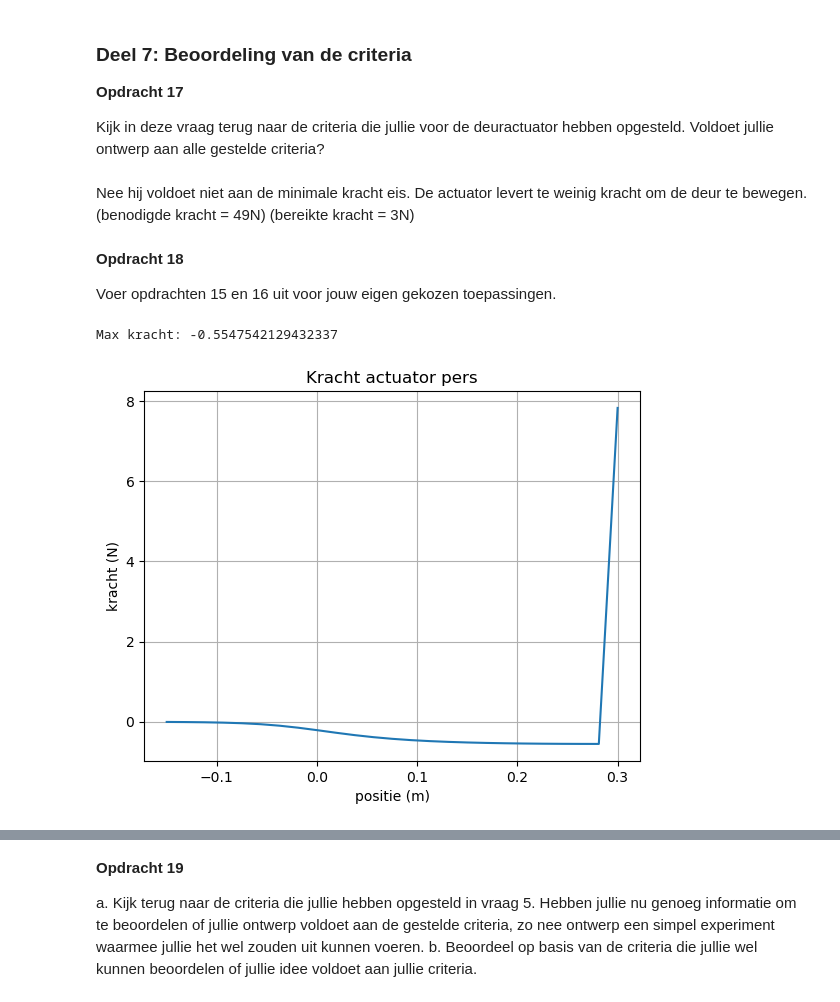
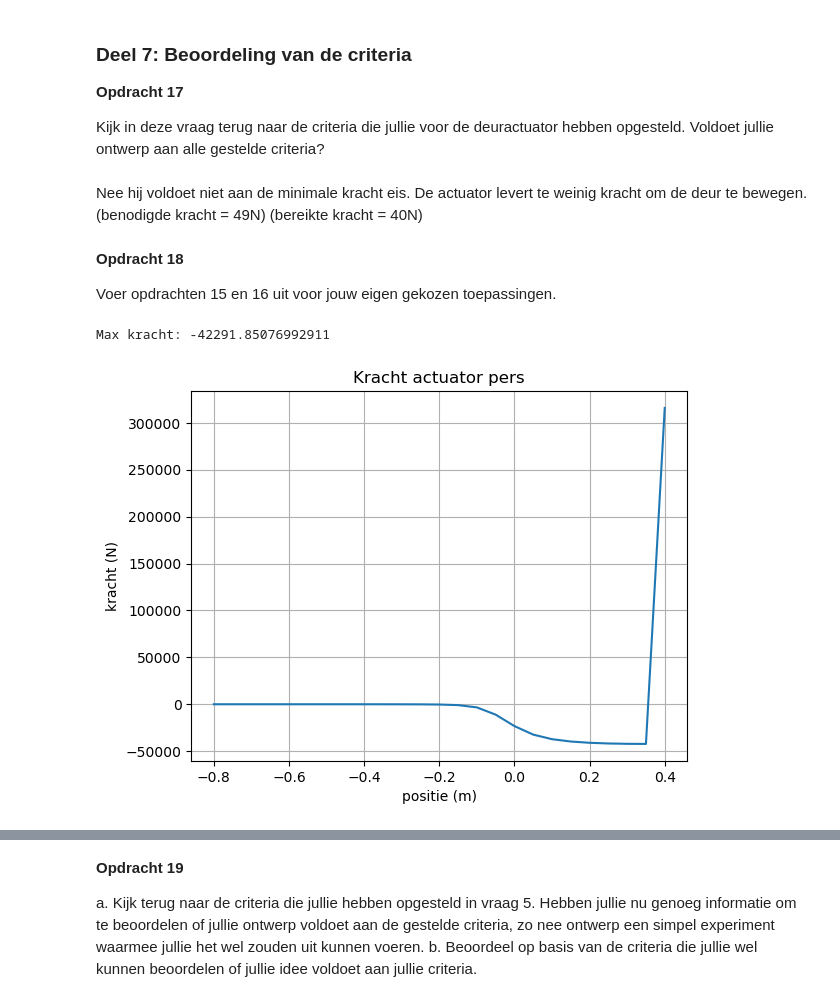
Before and after one commit to AragonMvD/opdrachten-DEF-Day, a Jupyter notebook: 2KrachtactuatorOpdracht/2KrachtactuatorOpdracht/KrachtactuatorOpdracht.ipynb, the cells around one changed output, grey strips where cells are left out. Cells and saved outputs as stored; diff of their text form; code cells hidden in the pictures.

```diff
--- a/2KrachtactuatorOpdracht/2KrachtactuatorOpdracht/KrachtactuatorOpdracht.ipynb
+++ b/2KrachtactuatorOpdracht/2KrachtactuatorOpdracht/KrachtactuatorOpdracht.ipynb
@@ -369,7 +369,7 @@ Bereken met deze functie alle componenten van het magneetveld voor een veldposit
 # %%
 import numpy as np
 
-L_draad = 17.59
+L_draad = 28.27
 dl=np.array([0, 0, L_draad/64])
 r_field=np.array([0.1, 0, 0])
 r_source=np.array([0, 0, 0])
@@ -406,7 +406,7 @@ import numpy as np
 import matplotlib.pyplot as plt
 
 I = 0.5
-L = 17.59
+L = 28.27
 N = 1000
 r_field = np.array([0.1, 0, 0])
 
@@ -469,10 +469,10 @@ a. Bereken het aantal omwentelingen van je draad, hierbij mag je aannemen dat de
 b. Bereken de $x$, $y$ en $z$ coordinaten.\
 c. Bereken de spoed, in eenheden van aantal omwentelingen per meter, en print dit.
 # %%
-l_draad = 17.59   # Lengte draad
+l_draad = 28.27   # Lengte draad
 r_sol = 0.01    # Straal solenoide
-L_sol = 0.06     # Lengte solenoide
-N = 280        # Aantal wikkelingen
+L_sol = 0.1     # Lengte solenoide
+N = 450        # Aantal wikkelingen
 
 def parametrisatie(N,r_sol,aantal_omwentelingen,L_sol):
     t=np.linspace(0, 1, N)
@@ -514,9 +514,9 @@ Bereken het veld in het midden van de solenoide en vergelijk het met het analyti
 * Bereken met de functie die jullie eerder geschreven hebben de contributies aan het $H$-veld en sommeer deze.
 # %%
 I = 0.5
-l_draad = 17.59
+l_draad = 28.27
 r_sol = 0.01
-L_sol = 0.06
+L_sol = 0.1
 N = 2500
 
 omtrek = 2*np.pi*r_sol
@@ -645,7 +645,7 @@ Kijk in deze vraag terug naar de criteria die jullie voor de deuractuator hebben
 # %% [markdown]
 Nee hij voldoet niet aan de minimale kracht eis. De actuator levert te weinig kracht om de deur te bewegen.
 (benodigde kracht = 49N)
-(bereikte kracht = 3N)
+(bereikte kracht = 40N)
 # %% [markdown]
 **Opdracht 18**
 
@@ -653,9 +653,10 @@ Voer opdrachten 15 en 16 uit voor jouw eigen gekozen toepassingen.
 # %%
 # actuator pers
 r_sol = 0.1
-L_sol = 0.6
+L_sol = 0.8
 aantal_omwent = 30
 
+I = 180
 N = 4000
 n_ax=25
 
@@ -663,36 +664,36 @@ x,y,z = parametrisatie(N,r_sol,aantal_omwent,L_sol)
 r_source = np.vstack((x,y,z)).T
 dl = np.diff(r_source, axis=0)
 
-z_ax=np.linspace(0, 1.5*L_sol/2, n_ax)
+z_ax=np.linspace(0, 1.5*L_sol, n_ax)
 H_ax=np.zeros((n_ax,1))
 
 for i_field in range(n_ax):
     r_field=np.array([0,0,z_ax[i_field]])
     Hsimulated=np.array([0,0,0], dtype='float64')
 
     for i_source in range(1,N):
         Hsimulated += field_current_element(r_field, r_source[i_source], dl[i_source-1])
 
     H_ax[i_field,0]=Hsimulated[2]
 
 r_s = r_sol
 L_s = L_sol
 
 Wz=-0.5*np.pi*r_s**2*np.cumsum(np.flipud(H_ax)*mu_r*mu_0*np.flipud(H_ax))*(z_ax[1] - z_ax[0])
 
 force_numerical=np.diff(Wz, n=1, append=[0])/(z_ax[1] - z_ax[0])
 
 plt.figure()
 plt.plot(L_s/2 - z_ax, np.flipud(force_numerical))
 plt.title("Kracht actuator pers")
 plt.xlabel("positie (m)")
 plt.ylabel("kracht (N)")
 plt.grid()
 
 print("Max kracht:", np.min(force_numerical))
 # %% [output]
-Max kracht: -0.5547542129432337
+Max kracht: -42291.85076992911
-[figure, old version]
+[figure, new version]
 # %%
 # telefoon vibrator
 r_sol = 0.001
```
Also changed, not shown: parts of 12 cells of this notebook.
